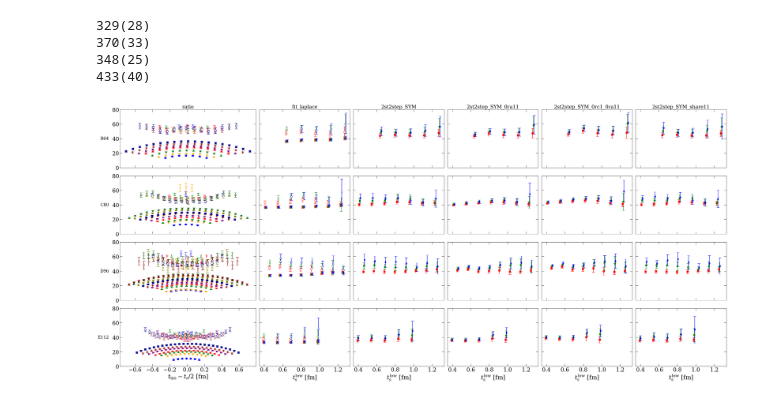
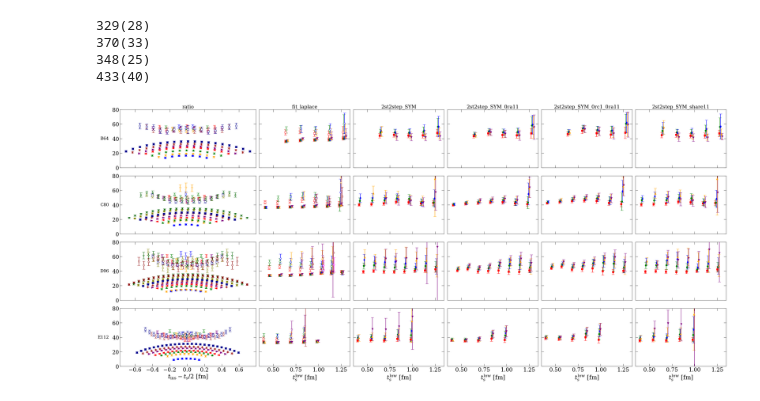
Before and after one commit to lee14916/glwc3, a Jupyter notebook: project2/07_Nsgm/check_fits.ipynb, the cells around one changed output. Saved outputs shown, nothing was run; the diff lists cells and outputs as text; code cells hidden in the pictures.

```diff
--- a/project2/07_Nsgm/check_fits.ipynb
+++ b/project2/07_Nsgm/check_fits.ipynb
@@ -40,9 +40,9 @@ for g in ['gS+']:
         [c2pt_disc,tfs_conn,tfs_disc,tf2c2pt_conn,key2tf2c3pt,key2tf2ratio]=ens2data[ens]
         tf2ratio=key2tf2ratio[g]
 
-        tfmins_2st=tfs_conn[:-2]
+        tfmins_2st=tfs_conn[:-3]
         # tcmins_2st=np.arange(1,int(0.5/yu.ens2a[ens]),int(0.2/yu.ens2a[ens]))
-        tcmins_2st=[1,2,3]
+        tcmins_2st=np.arange(1,round(0.45/yu.ens2a[ens]))
 
         label2fits={}; label2fits_ds2={}; label2fits_unc={}
         for label in ['2st2step_SYM','2st2step_SYMshare','2st2step_SYM_0ra11','2st2step_SYM_0rc1_0ra11','2st2step_SYM_share11']:
@@ -105,31 +105,31 @@ for g in ['gS+']:
         for label in label2fits_ds2.keys():
             label2dic[label]={
                 'base:[tf2ratio,fits_band,fits_const,fits_sum,fits_2st]':[None,None,None,None,label2fits_ds2[label]],
                 'WAMA:[fit_band_WA,fit_const_MA,fit_sum_MA,fit_2st_MA]':[None,None,None,None],
                 'fit_2st:[tfmin_min,tfmin_max,tcmin_min,tcmin_max,dtf,dtc]':[None,None,None,5,None,None],
                 'rainbow:[tfmin,tfmax,tcmin,dt]':[None,None,1,None],
                 'xyunit':[xunit,yunit],
                 'mfc:[global]':['None'],
             }
 
         ens2dics[ens]=[dic,dic_lbd,label2dic]
 
 
     colHeaders=['ratio','fit_laplace','2st2step_SYM','2st2step_SYM_0ra11','2st2step_SYM_0rc1_0ra11','2st2step_SYM_share11']
     fig,axs=yu.makePlot_3pt([ens2dics[ens][0] for ens in enss],shows=['rainbow'],colHeaders=colHeaders,fontsize_colHeaders=20, sharey=True)
     yu.addRowHeader(axs,[yu.ens2label[ens] for ens in enss])
     axs[0,0].set_ylim([0,80])
     fig,axs=yu.makePlot_3pt([ens2dics[ens][1] for ens in enss],shows=['rainbow']+[None]*(colHeaders.index('fit_laplace')-1)+['fit_const'],figAxs=(fig,axs),colHeaders=None)
 
     for i,label in enumerate(colHeaders):
         if label in label2dic.keys():
             fig,axs=yu.makePlot_3pt([ens2dics[ens][2][label] for ens in enss],shows=['rainbow']+[None]*(i-1)+['fit_2st'],figAxs=(fig,axs),colHeaders=None)
     fig,axs=yu.makePlot_3pt([ens2dics[ens][2]['2st2step_SYMshare'] for ens in enss],shows=['rainbow','fit_2st'],figAxs=(fig,axs),colHeaders=None)
 
     yu.finalizePlot()
 # %% [output]
 329(28)
 370(33)
 348(25)
 433(40)
-[figure, old version]
+[figure, new version]
```
Also changed, not shown: parts of 3 cells of this notebook, 21 other files.
